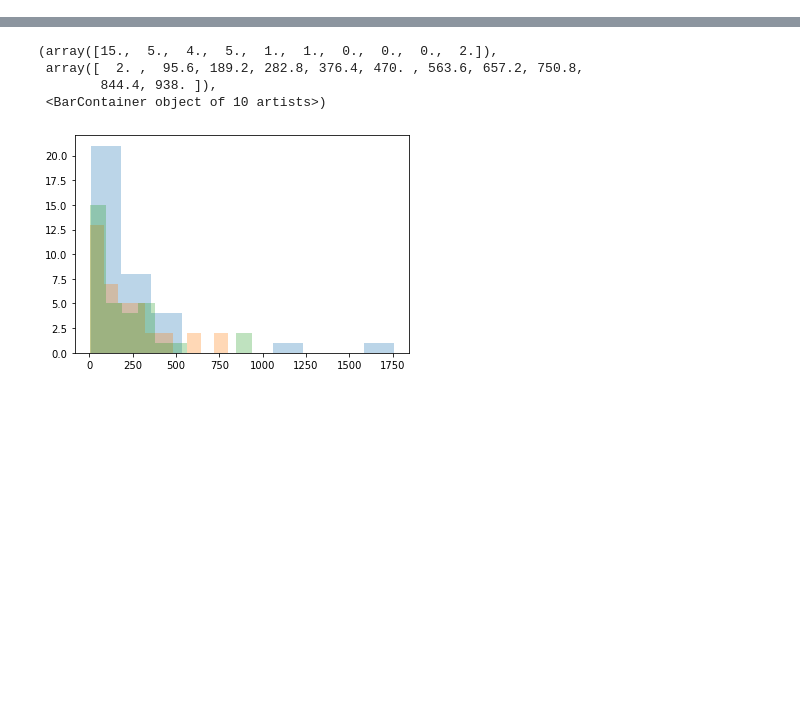
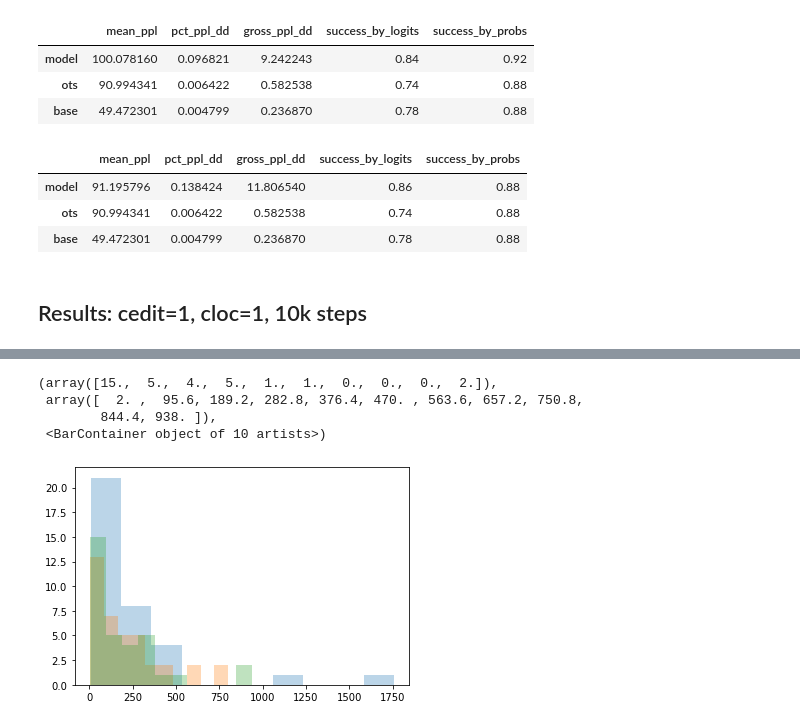
Before and after one commit to spencerbraun/editable_nlp, a Jupyter notebook: eval/Untitled.ipynb, the cells around one changed output, grey strips where cells are left out. Cells and saved outputs as stored; diff of their text form; code cells hidden in the pictures; blank space fills up the shorter version.

```diff
--- a/eval/Untitled.ipynb
+++ b/eval/Untitled.ipynb
@@ -81,0 +122,21 @@ model_new.statDf
+# %%
+modelListUnder10 = [
+    "edit_success_20210314.20.03.1615753715_model_epoch0_ts4000.20210314.16.03.1615740151", #cedit=1, cloc=10, n_edit_steps= min(3, loss<1)
+    "edit_success_20210314.20.03.1615754734_model_epoch0_ts6000.20210314.16.03.1615740151"
+]
+# %%
+for model in modelListUnder10:
+    model_new = ModelComps(model)
+    model_new.runStats()
+    display(model_new.statDf)
+# %% [output]
+|  | mean_ppl | pct_ppl_dd | gross_ppl_dd | success_by_logits | success_by_probs |
+| model | 100.078160 | 0.096821 | 9.242243 | 0.84 | 0.92 |
+| ots | 90.994341 | 0.006422 | 0.582538 | 0.74 | 0.88 |
+| base | 49.472301 | 0.004799 | 0.236870 | 0.78 | 0.88 |
+|  | mean_ppl | pct_ppl_dd | gross_ppl_dd | success_by_logits | success_by_probs |
+| model | 91.195796 | 0.138424 | 11.806540 | 0.86 | 0.88 |
+| ots | 90.994341 | 0.006422 | 0.582538 | 0.74 | 0.88 |
+| base | 49.472301 | 0.004799 | 0.236870 | 0.78 | 0.88 |
+# %% [markdown]
+## Results: cedit=1, cloc=1, 10k steps
```
Also changed, not shown: parts of 12 cells of this notebook, 8 other files.
